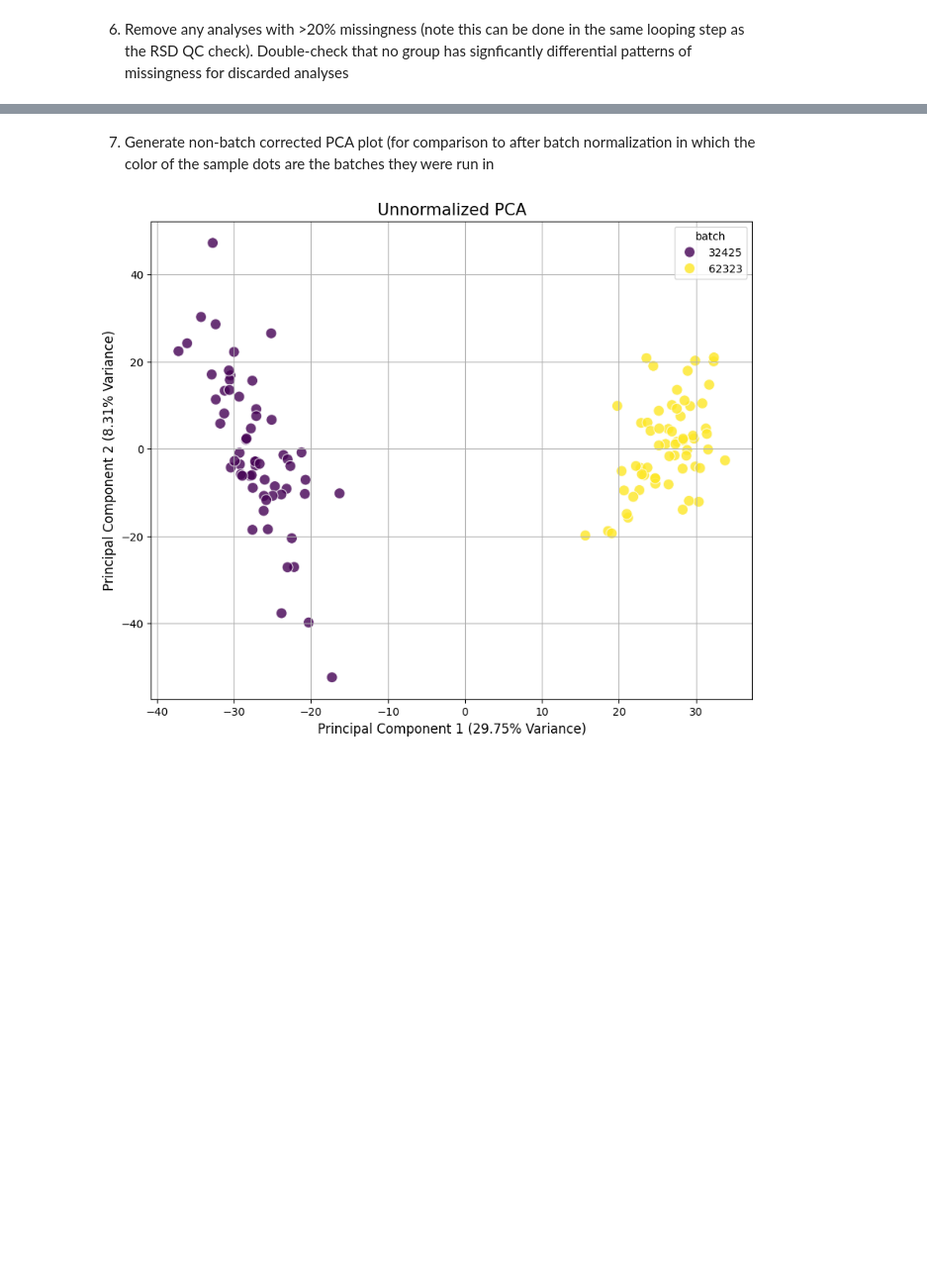
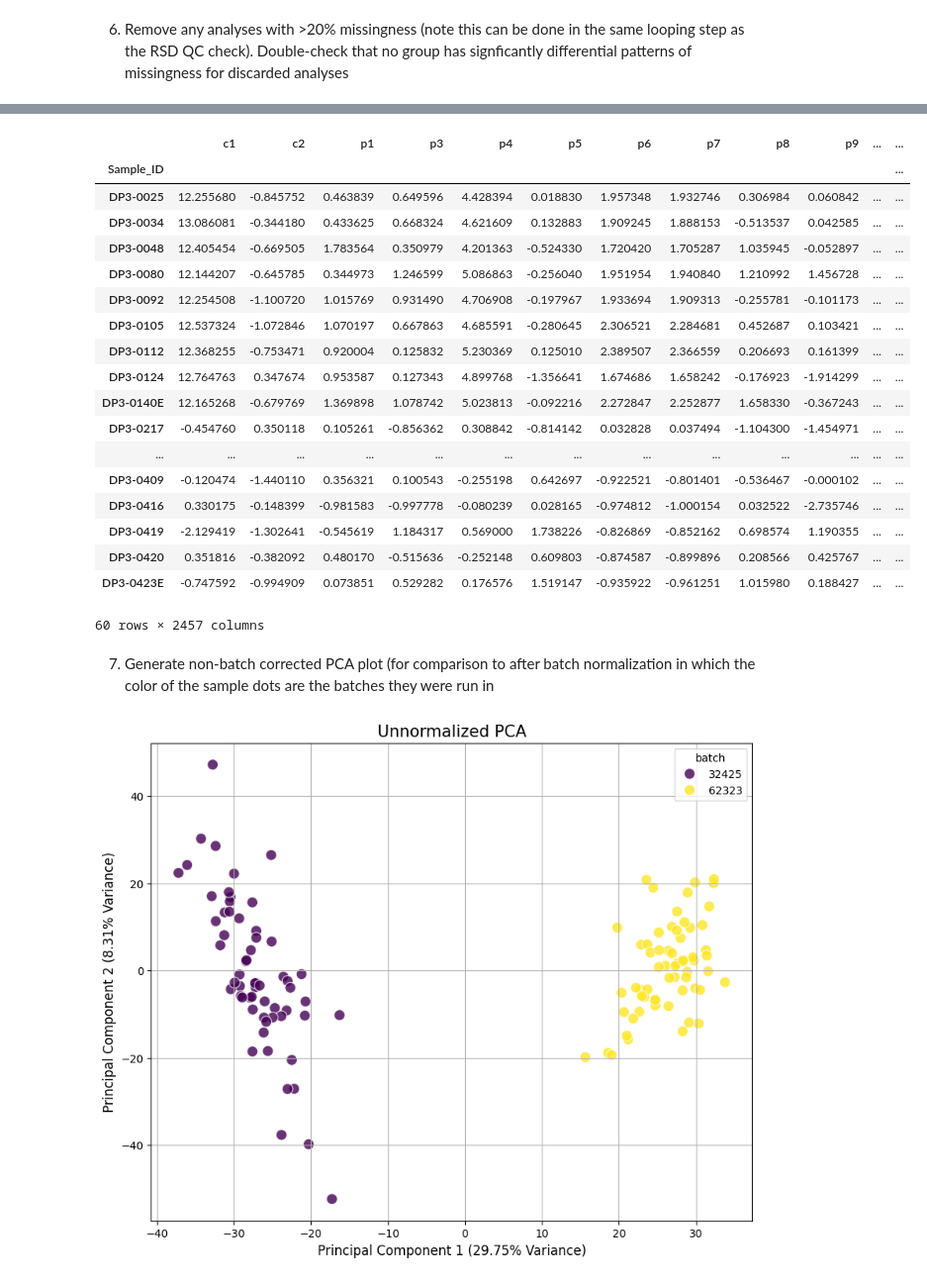
Before and after one commit to spiekos/PiekosLab, a Jupyter notebook: kaylaxu/test.MTBL_datacleaning.ipynb, the cells around one changed output, grey strips where cells are left out. Shown at 99% size. Drawn from its saved outputs; the diff is of its cells as text; code cells hidden in the pictures; blank space fills up the shorter version.

Commit message:
data cleaning script up to batch normalization

```diff
--- a/kaylaxu/test.MTBL_datacleaning.ipynb
+++ b/kaylaxu/test.MTBL_datacleaning.ipynb
@@ -193,6 +249,29 @@ for m in batch1.index[(batch1 > 0.2*len(batch1)) | (batch2 > 0.2*len(batch2))]:
     exp_data["Pooled_62323"] = exp_data["Pooled_62323"].drop(columns=m)
     exp_data["Samples_32425"] = exp_data["Samples_32425"].drop(columns=m)
     exp_data["Samples_62323"] = exp_data["Samples_62323"].drop(columns=m)
+# %%
+batch1 = exp_data["Samples_32425"]
+batch1
+# %% [output]
+|  | c1 | c2 | p1 | p3 | p4 | p5 | p6 | p7 | p8 | p9 | ... | ... |
+| Sample_ID |  |  |  |  |  |  |  |  |  |  |  | ... |
+| DP3-0025 | 12.255680 | -0.845752 | 0.463839 | 0.649596 | 4.428394 | 0.018830 | 1.957348 | 1.932746 | 0.306984 | 0.060842 | ... | ... |
+| DP3-0034 | 13.086081 | -0.344180 | 0.433625 | 0.668324 | 4.621609 | 0.132883 | 1.909245 | 1.888153 | -0.513537 | 0.042585 | ... | ... |
+| DP3-0048 | 12.405454 | -0.669505 | 1.783564 | 0.350979 | 4.201363 | -0.524330 | 1.720420 | 1.705287 | 1.035945 | -0.052897 | ... | ... |
+| DP3-0080 | 12.144207 | -0.645785 | 0.344973 | 1.246599 | 5.086863 | -0.256040 | 1.951954 | 1.940840 | 1.210992 | 1.456728 | ... | ... |
+| DP3-0092 | 12.254508 | -1.100720 | 1.015769 | 0.931490 | 4.706908 | -0.197967 | 1.933694 | 1.909313 | -0.255781 | -0.101173 | ... | ... |
+| DP3-0105 | 12.537324 | -1.072846 | 1.070197 | 0.667863 | 4.685591 | -0.280645 | 2.306521 | 2.284681 | 0.452687 | 0.103421 | ... | ... |
+| DP3-0112 | 12.368255 | -0.753471 | 0.920004 | 0.125832 | 5.230369 | 0.125010 | 2.389507 | 2.366559 | 0.206693 | 0.161399 | ... | ... |
+| DP3-0124 | 12.764763 | 0.347674 | 0.953587 | 0.127343 | 4.899768 | -1.356641 | 1.674686 | 1.658242 | -0.176923 | -1.914299 | ... | ... |
+| DP3-0140E | 12.165268 | -0.679769 | 1.369898 | 1.078742 | 5.023813 | -0.092216 | 2.272847 | 2.252877 | 1.658330 | -0.367243 | ... | ... |
+| DP3-0217 | -0.454760 | 0.350118 | 0.105261 | -0.856362 | 0.308842 | -0.814142 | 0.032828 | 0.037494 | -1.104300 | -1.454971 | ... | ... |
+| ... | ... | ... | ... | ... | ... | ... | ... | ... | ... | ... | ... | ... |
+| DP3-0409 | -0.120474 | -1.440110 | 0.356321 | 0.100543 | -0.255198 | 0.642697 | -0.922521 | -0.801401 | -0.536467 | -0.000102 | ... | ... |
+| DP3-0416 | 0.330175 | -0.148399 | -0.981583 | -0.997778 | -0.080239 | 0.028165 | -0.974812 | -1.000154 | 0.032522 | -2.735746 | ... | ... |
+| DP3-0419 | -2.129419 | -1.302641 | -0.545619 | 1.184317 | 0.569000 | 1.738226 | -0.826869 | -0.852162 | 0.698574 | 1.190355 | ... | ... |
+| DP3-0420 | 0.351816 | -0.382092 | 0.480170 | -0.515636 | -0.252148 | 0.609803 | -0.874587 | -0.899896 | 0.208566 | 0.425767 | ... | ... |
+| DP3-0423E | -0.747592 | -0.994909 | 0.073851 | 0.529282 | 0.176576 | 1.519147 | -0.935922 | -0.961251 | 1.015980 | 0.188427 | ... | ... |
+60 rows × 2457 columns
 # %% [markdown]
 7. Generate non-batch corrected PCA plot (for comparison to after batch normalization in which the color of the sample dots are the batches they were run in
 # %%
```
Also changed, not shown: parts of 22 cells of this notebook, 5 other files.
